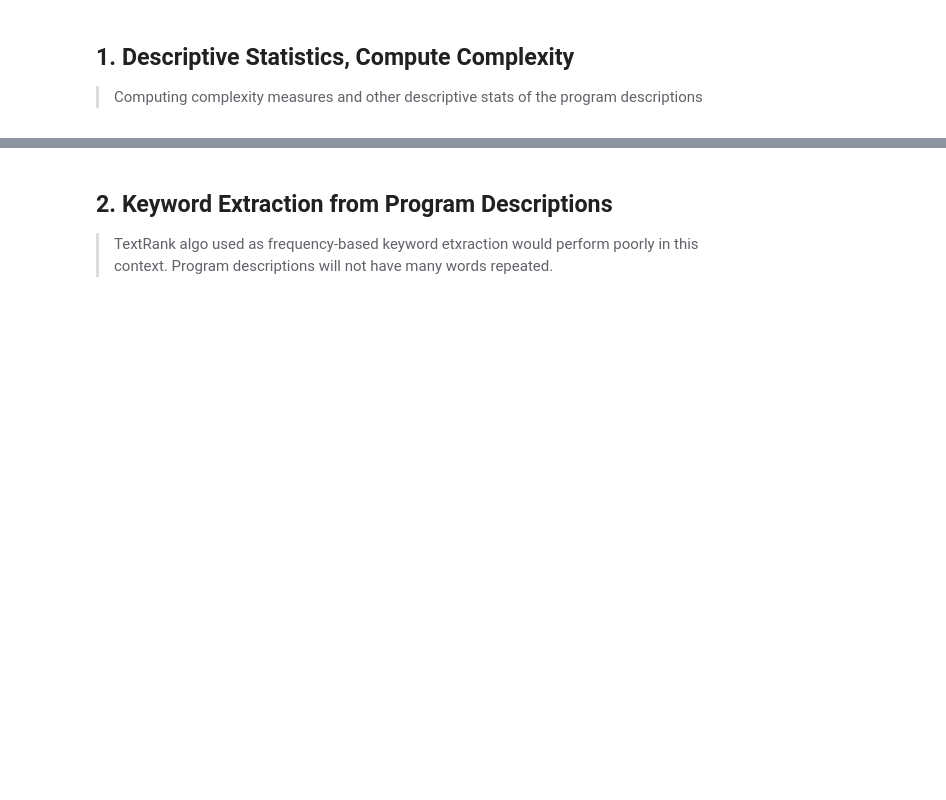
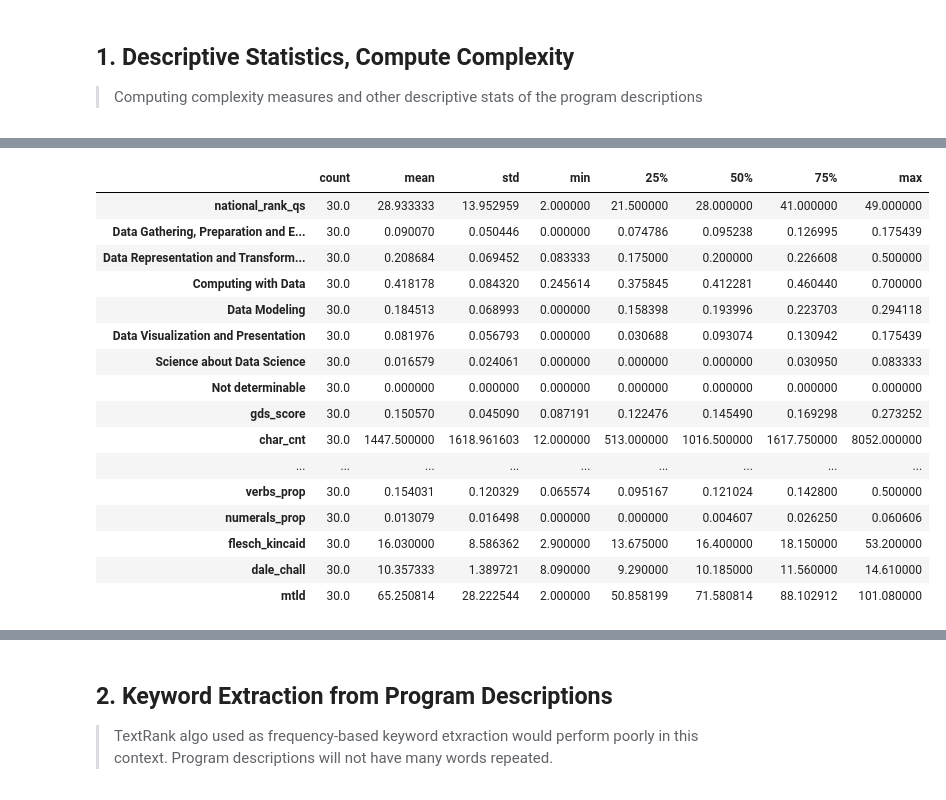
Before and after one commit to ry05/data-science-education-research, a Jupyter notebook: data_analysis/notebooks/04_quant_text_analysis.ipynb, the cells around one changed output, grey strips where cells are left out. Cells and saved outputs as stored; diff of their text form; code cells hidden in the pictures; blank space fills up the shorter version.

```diff
--- a/data_analysis/notebooks/04_quant_text_analysis.ipynb
+++ b/data_analysis/notebooks/04_quant_text_analysis.ipynb
@@ -83,0 +72,20 @@ Index(['text', 'char_cnt', 'word_cnt', 'sent_cnt', 'digits_cnt',
+# %%
+df_complexity_merged[df_complexity_merged.country=="India"].describe().T
+# %% [output]
+|  | count | mean | std | min | 25% | 50% | 75% | max |
+| national_rank_qs | 30.0 | 28.933333 | 13.952959 | 2.000000 | 21.500000 | 28.000000 | 41.000000 | 49.000000 |
+| Data Gathering, Preparation and E... | 30.0 | 0.090070 | 0.050446 | 0.000000 | 0.074786 | 0.095238 | 0.126995 | 0.175439 |
+| Data Representation and Transform... | 30.0 | 0.208684 | 0.069452 | 0.083333 | 0.175000 | 0.200000 | 0.226608 | 0.500000 |
+| Computing with Data | 30.0 | 0.418178 | 0.084320 | 0.245614 | 0.375845 | 0.412281 | 0.460440 | 0.700000 |
+| Data Modeling | 30.0 | 0.184513 | 0.068993 | 0.000000 | 0.158398 | 0.193996 | 0.223703 | 0.294118 |
+| Data Visualization and Presentation | 30.0 | 0.081976 | 0.056793 | 0.000000 | 0.030688 | 0.093074 | 0.130942 | 0.175439 |
+| Science about Data Science | 30.0 | 0.016579 | 0.024061 | 0.000000 | 0.000000 | 0.000000 | 0.030950 | 0.083333 |
+| Not determinable | 30.0 | 0.000000 | 0.000000 | 0.000000 | 0.000000 | 0.000000 | 0.000000 | 0.000000 |
+| gds_score | 30.0 | 0.150570 | 0.045090 | 0.087191 | 0.122476 | 0.145490 | 0.169298 | 0.273252 |
+| char_cnt | 30.0 | 1447.500000 | 1618.961603 | 12.000000 | 513.000000 | 1016.500000 | 1617.750000 | 8052.000000 |
+| ... | ... | ... | ... | ... | ... | ... | ... | ... |
+| verbs_prop | 30.0 | 0.154031 | 0.120329 | 0.065574 | 0.095167 | 0.121024 | 0.142800 | 0.500000 |
+| numerals_prop | 30.0 | 0.013079 | 0.016498 | 0.000000 | 0.000000 | 0.004607 | 0.026250 | 0.060606 |
+| flesch_kincaid | 30.0 | 16.030000 | 8.586362 | 2.900000 | 13.675000 | 16.400000 | 18.150000 | 53.200000 |
+| dale_chall | 30.0 | 10.357333 | 1.389721 | 8.090000 | 9.290000 | 10.185000 | 11.560000 | 14.610000 |
+| mtld | 30.0 | 65.250814 | 28.222544 | 2.000000 | 50.858199 | 71.580814 | 88.102912 | 101.080000 |
```
Also changed, not shown: parts of 25 cells of this notebook, 54 other files.
